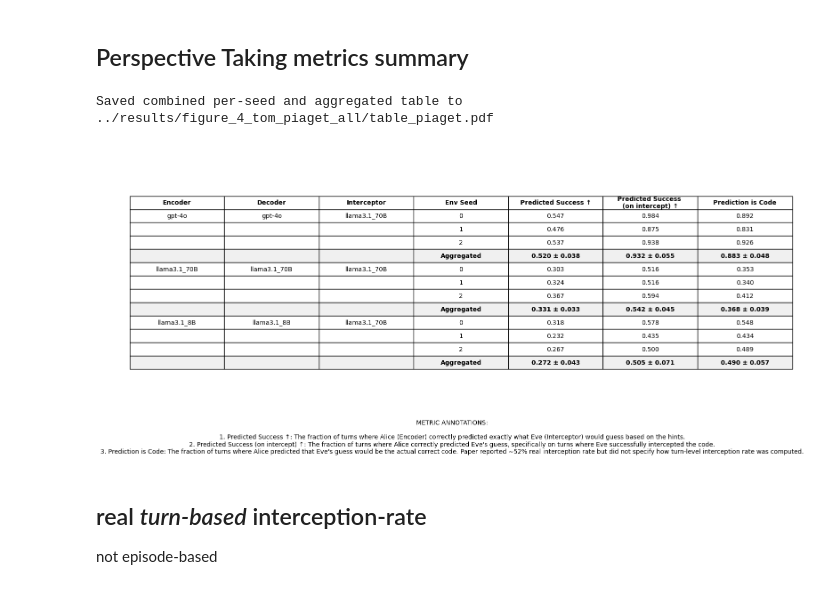
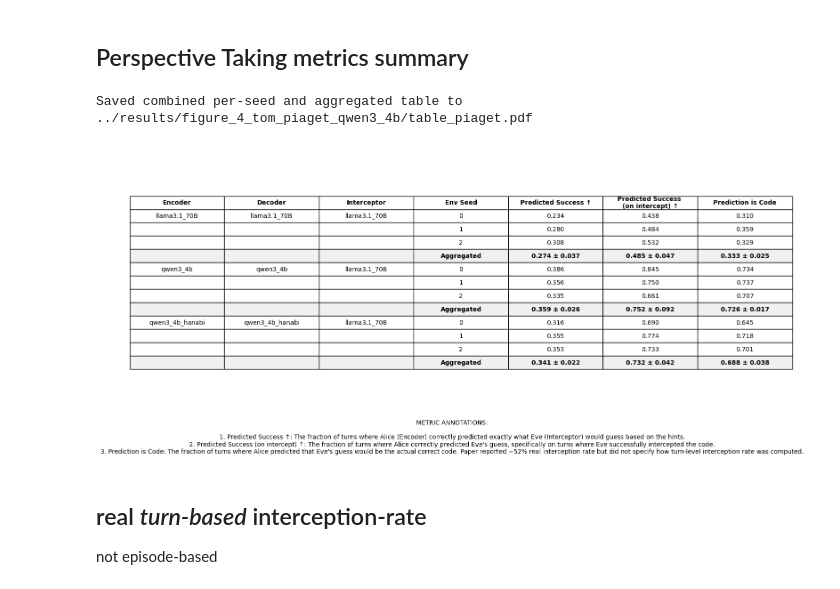
Before and after one commit to shaangao/decrypto, a Jupyter notebook: analysis/figure_4.ipynb, the cells around one changed output. Cells and saved outputs as stored; diff of their text form; code cells hidden in the pictures.

```diff
--- a/analysis/figure_4.ipynb
+++ b/analysis/figure_4.ipynb
@@ -80,38 +80,39 @@ def generate_piaget_table_pdf(csv_path, output_pdf):
   table.set_fontsize(10)
   table.scale(1.2, 1.8)  # Expand table dimensions slightly
 
   # Make the header row bold and highlight aggregated rows
   for (row, col), cell in table.get_celld().items():
       if row == 0:
           cell.set_text_props(weight='bold')
       elif row > 0:
           # If the "Env Seed" column is "Aggregated", make the entire row bold with a gray background
           if formatted_df.iloc[row - 1]['Env Seed'] == "Aggregated":
               cell.set_text_props(weight='bold')
               cell.set_facecolor('#f0f0f0')  # Light gray background
 
   # 5. Add Metric Annotations below the table
   annotations = (
       "METRIC ANNOTATIONS:\n\n"
       "1. Predicted Success ↑: The fraction of turns where Alice (Encoder) correctly predicted exactly what Eve (Interceptor) would guess based on the hints.\n"
       "2. Predicted Success (on intercept) ↑: The fraction of turns where Alice correctly predicted Eve's guess, specifically on turns where Eve successfully intercepted the code.\n"
       "3. Prediction is Code: The fraction of turns where Alice predicted that Eve's guess would be the actual correct code. Paper reported ∼52% real interception rate but did not specify how turn-level interception rate was computed."
   )
 
   # Place text near the bottom of the figure
   plt.text(0.5, 0.05, annotations, ha='center', va='center', fontsize=10, transform=fig.transFigure, wrap=True)
 
   # 6. Save as PDF
   plt.savefig(output_pdf, format='pdf', bbox_inches='tight')
   print(f"Saved combined per-seed and aggregated table to {output_pdf}")
 
-
-csv_path = "../results/figure_4_tom_piaget_all/experiment_summary.csv"
-output_pdf = "../results/figure_4_tom_piaget_all/table_piaget.pdf"
+# res_dir = "../results/figure_4_tom_piaget"
+res_dir = "../results/figure_4_tom_piaget_qwen3_4b"
+csv_path   = f"{res_dir}/experiment_summary_saved.csv"
+output_pdf = f"{res_dir}/table_piaget.pdf"
 generate_piaget_table_pdf(csv_path, output_pdf)
 # %% [output]
-Saved combined per-seed and aggregated table to ../results/figure_4_tom_piaget_all/table_piaget.pdf
+Saved combined per-seed and aggregated table to ../results/figure_4_tom_piaget_qwen3_4b/table_piaget.pdf
-[figure, old version]
+[figure, new version]
 # %% [markdown]
 ## real *turn-based* interception-rate
 
```
Also changed, not shown: parts of 2 cells of this notebook, 7 other files.
